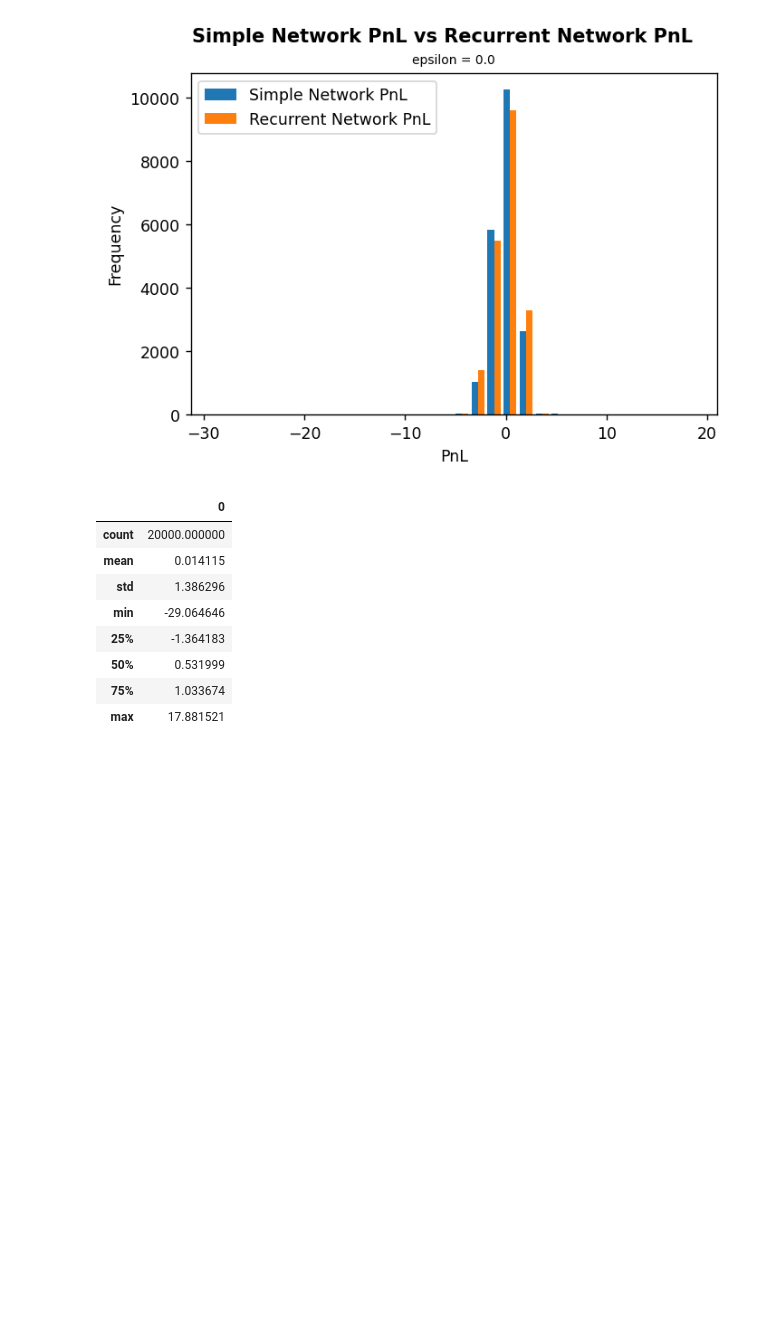
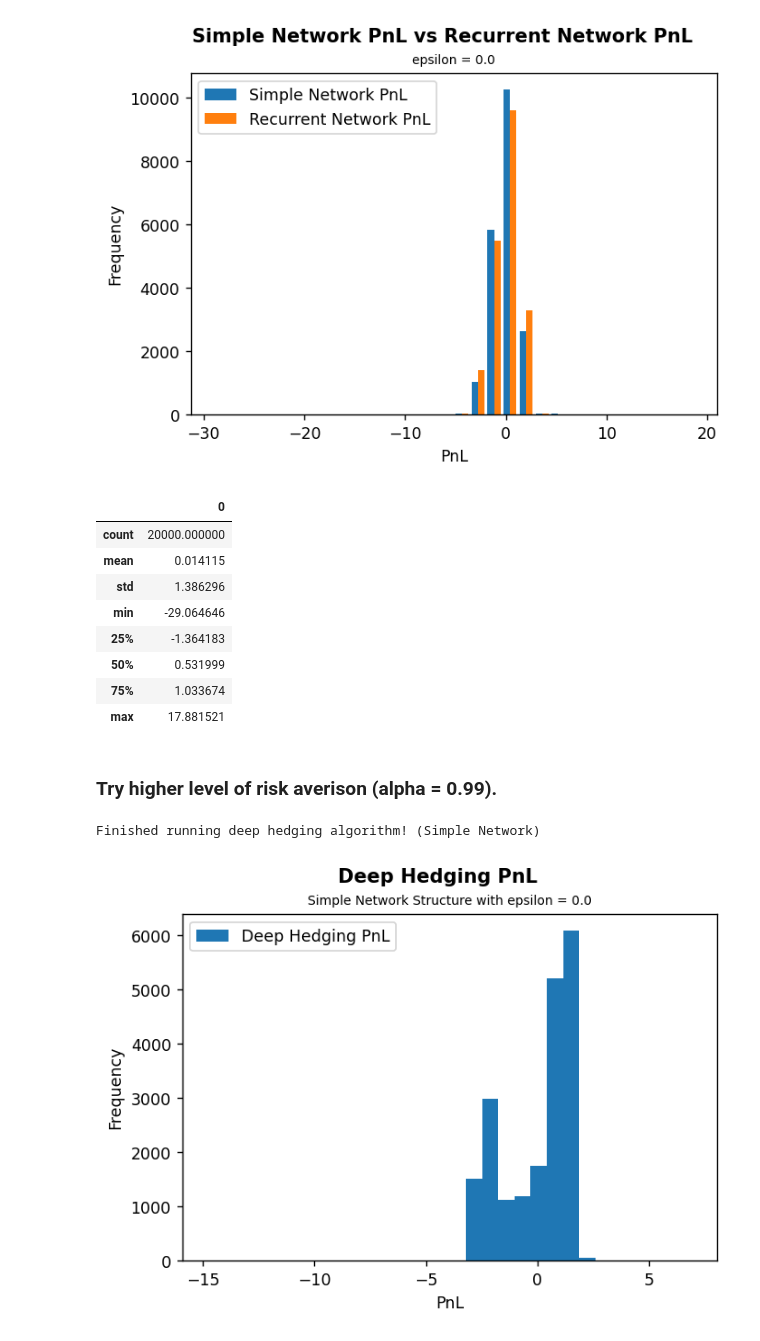
Before and after one commit to lara2302/deep_hedging, a Jupyter notebook: colab/DeepHedging_Examples.ipynb, the cells around one changed output. Saved outputs shown, nothing was run; the diff lists cells and outputs as text; code cells hidden in the pictures; blank space fills up the shorter version.

```diff
--- a/colab/DeepHedging_Examples.ipynb
+++ b/colab/DeepHedging_Examples.ipynb
@@ -1165,3 +1178,63 @@ df_describe.describe()
 | 50% | 0.531999 |
 | 75% | 1.033674 |
 | max | 17.881521 |
+# %% [markdown]
+### Try higher level of risk averison (alpha = 0.99).
+# %%
+#@title <font color='Blue'>**Run the Deep Hedging Algorithm (Simple Network)!**</font>
+%autoreload 2
+
+optimizer = Adam(learning_rate=lr)
+num_instr = 2
+loss_param = 0.1
+
+# Setup and compile the model
+model_simple_jump_3 = Deep_Hedging_Model(N=N, d=d+2, m=m, num_instr=num_instr, risk_free=risk_free, \
+          dt = dt, strategy_type="simple", epsilon = epsilon, \
+          use_batch_norm = use_batch_norm, kernel_initializer = kernel_initializer, \
+          activation_dense = activation_dense, activation_output = activation_output, \
+          final_period_cost = final_period_cost, delta_constraint = delta_constraint, \
+          share_strategy_across_time = share_strategy_across_time, \
+          cost_structure = cost_structure)
+#loss = Entropy(model_simple_jump_3.output,None,loss_param)
+alpha = 0.99
+loss = ExpectedShortfall(wealth=model_simple_jump_3.output,alpha=alpha)
+model_simple_jump_3.add_loss(loss)
+
+model_simple_jump_3.compile(optimizer=optimizer)
+
+early_stopping = EarlyStopping(monitor="loss", \
+          patience=10, min_delta=1e-4, restore_best_weights=True)
+reduce_lr = ReduceLROnPlateau(monitor="loss", \
+          factor=0.5, patience=2, min_delta=1e-3, verbose=0)
+
+callbacks = [early_stopping, reduce_lr]
+
+# Fit the model.
+model_simple_jump_3.fit(x=xtrain, batch_size=batch_size, epochs=10, \
+          validation_split=0.1, verbose=1)
+
+clear_output()
+
+print("Finished running deep hedging algorithm! (Simple Network)")
+# %% [output]
+Finished running deep hedging algorithm! (Simple Network)
+# %%
+#@title <font color='Blue'>**Results: Deep Hedging PnL for Simple Network Structure**</font>
+bar = model_simple_jump_3(xtest).numpy().squeeze() + price_C0
+
+# Plot Black-Scholes PnL and Deep Hedging PnL (with BS_price charged on both).
+fig_PnL = plt.figure(dpi= 125, facecolor='w')
+fig_PnL.suptitle("Deep Hedging PnL \n", \
+      fontweight="bold")
+ax = fig_PnL.add_subplot()
+ax.set_title("Simple Network Structure with epsilon = " + str(epsilon), \
+      fontsize=8)
+ax.set_xlabel("PnL")
+ax.set_ylabel("Frequency")
+ax.hist(bar, bins=30, \
+          label=["Deep Hedging PnL"])
+ax.legend()
+plt.show()
+# %% [output]
+[figure, added]
```
Also changed, not shown: parts of 4 cells of this notebook.
